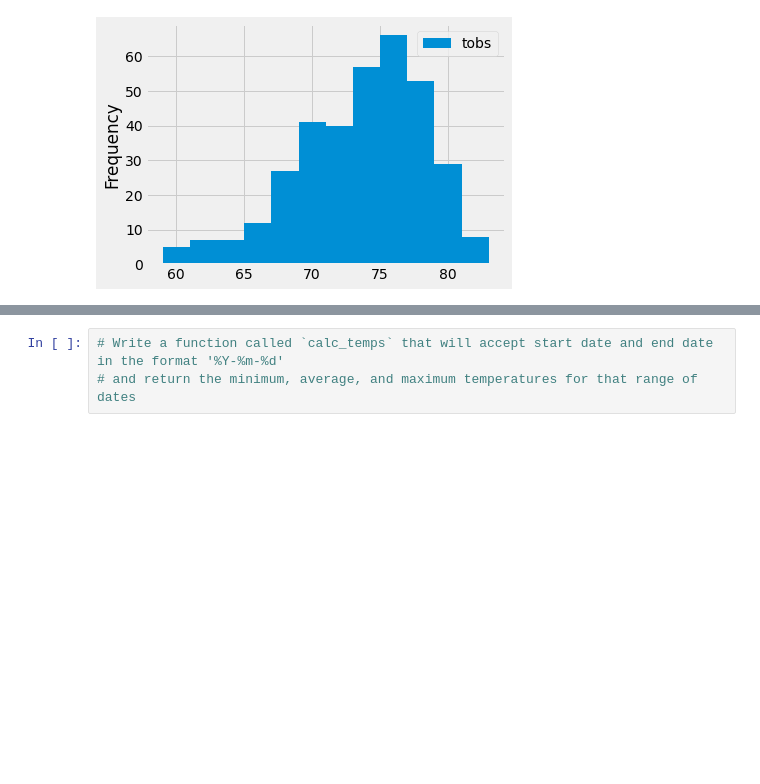
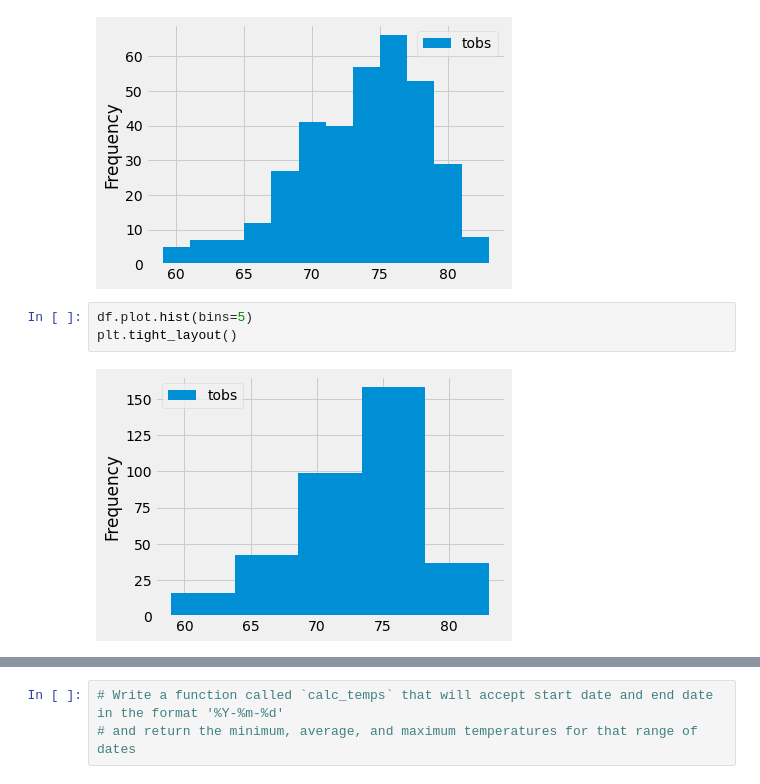
Before and after one commit to asadca4u/surfs_up, a Jupyter notebook: climate_analysis.ipynb, the cells around one changed output, grey strips where cells are left out. Saved outputs shown, nothing was run; the diff lists cells and outputs as text; blank space fills up the shorter version.

```diff
--- a/climate_analysis.ipynb
+++ b/climate_analysis.ipynb
@@ -146,3 +146,8 @@ df.plot.hist(bins=12)
 plt.tight_layout()
 # %% [output]
 [figure]
+# %%
+df.plot.hist(bins=5)
+plt.tight_layout()
+# %% [output]
+[figure, added]
```
Also changed, not shown: parts of 1 cell of this notebook, 1 other file.
